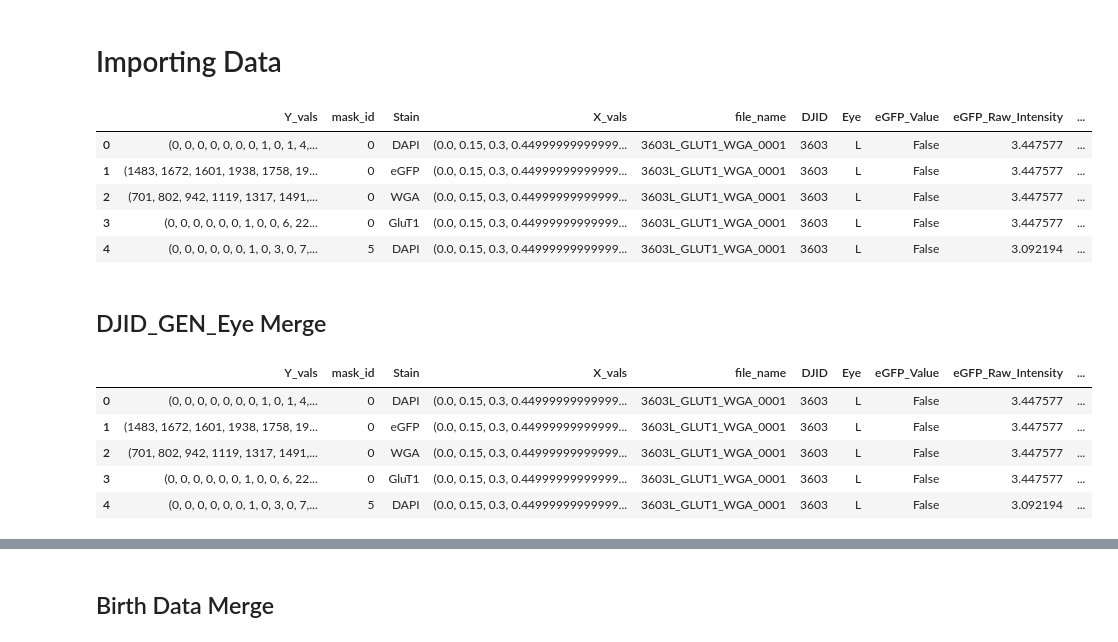
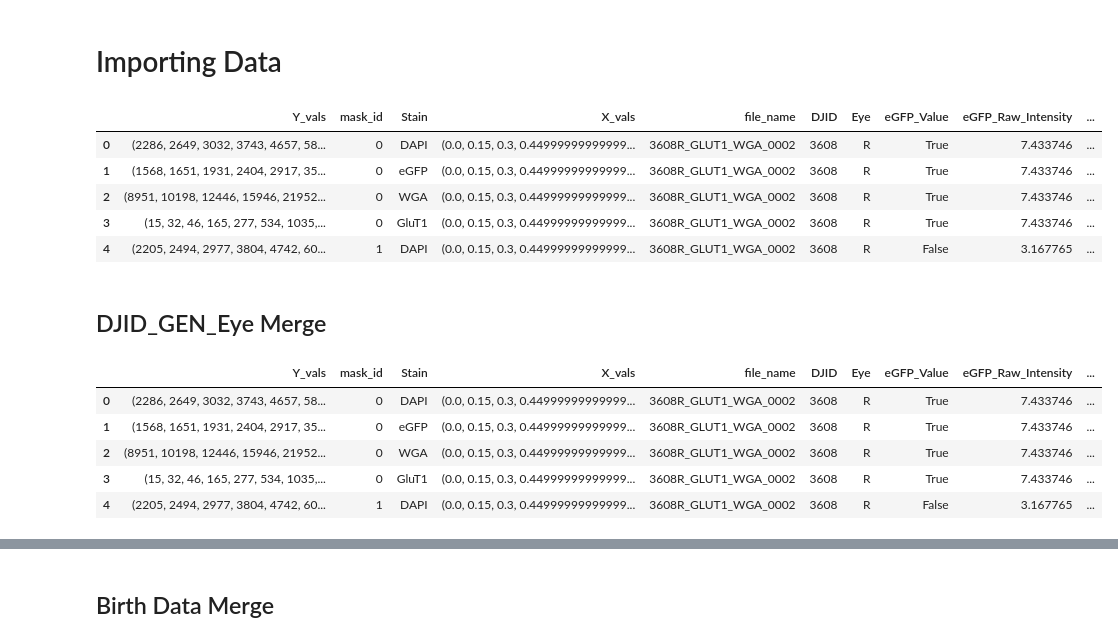
Before and after one commit to rltinio/ImageAnalysis, a Jupyter notebook: Integral_Calculator_V3.ipynb, the cells around one changed output, grey strips where cells are left out. Saved outputs shown, nothing was run; the diff lists cells and outputs as text; code cells hidden in the pictures.

```diff
--- a/Integral_Calculator_V3.ipynb
+++ b/Integral_Calculator_V3.ipynb
@@ -17,21 +14,20 @@ from Tusc5ImageUtils import *
 # %%
 '''
 Accepts data from the new image analysis
 '''
 
-raw_data_csv_name = # INPUT
-
+raw_data_csv_name = 'het_time_reimaged_090324'
 Cell_Results = pd.read_csv('raw_data_folder/' + raw_data_csv_name + '.csv')
 Cell_Results['X_vals'] = Cell_Results['X_vals'].apply(ast.literal_eval) # Makes it so cells containing lists are identifiable as lists by pandas
 Cell_Results['Y_vals'] = Cell_Results['Y_vals'].apply(ast.literal_eval)
 Cell_Results.head()
 # %% [output]
 |  | Y_vals | mask_id | Stain | X_vals | file_name | DJID | Eye | eGFP_Value | eGFP_Raw_Intensity | ... |
-| 0 | (0, 0, 0, 0, 0, 0, 0, 1, 0, 1, 4,... | 0 | DAPI | (0.0, 0.15, 0.3, 0.44999999999999... | 3603L_GLUT1_WGA_0001 | 3603 | L | False | 3.447577 | ... |
-| 1 | (1483, 1672, 1601, 1938, 1758, 19... | 0 | eGFP | (0.0, 0.15, 0.3, 0.44999999999999... | 3603L_GLUT1_WGA_0001 | 3603 | L | False | 3.447577 | ... |
-| 2 | (701, 802, 942, 1119, 1317, 1491,... | 0 | WGA | (0.0, 0.15, 0.3, 0.44999999999999... | 3603L_GLUT1_WGA_0001 | 3603 | L | False | 3.447577 | ... |
-| 3 | (0, 0, 0, 0, 0, 0, 1, 0, 0, 6, 22... | 0 | GluT1 | (0.0, 0.15, 0.3, 0.44999999999999... | 3603L_GLUT1_WGA_0001 | 3603 | L | False | 3.447577 | ... |
-| 4 | (0, 0, 0, 0, 0, 0, 1, 0, 3, 0, 7,... | 5 | DAPI | (0.0, 0.15, 0.3, 0.44999999999999... | 3603L_GLUT1_WGA_0001 | 3603 | L | False | 3.092194 | ... |
+| 0 | (2286, 2649, 3032, 3743, 4657, 58... | 0 | DAPI | (0.0, 0.15, 0.3, 0.44999999999999... | 3608R_GLUT1_WGA_0002 | 3608 | R | True | 7.433746 | ... |
+| 1 | (1568, 1651, 1931, 2404, 2917, 35... | 0 | eGFP | (0.0, 0.15, 0.3, 0.44999999999999... | 3608R_GLUT1_WGA_0002 | 3608 | R | True | 7.433746 | ... |
+| 2 | (8951, 10198, 12446, 15946, 21952... | 0 | WGA | (0.0, 0.15, 0.3, 0.44999999999999... | 3608R_GLUT1_WGA_0002 | 3608 | R | True | 7.433746 | ... |
+| 3 | (15, 32, 46, 165, 277, 534, 1035,... | 0 | GluT1 | (0.0, 0.15, 0.3, 0.44999999999999... | 3608R_GLUT1_WGA_0002 | 3608 | R | True | 7.433746 | ... |
+| 4 | (2205, 2494, 2977, 3804, 4742, 60... | 1 | DAPI | (0.0, 0.15, 0.3, 0.44999999999999... | 3608R_GLUT1_WGA_0002 | 3608 | R | False | 3.167765 | ... |
 # %% [markdown]
 ## DJID_GEN_Eye Merge
 # %%
@@ -46,20 +42,23 @@ Takes into consideration if file_name has variations on eye types (e.g. RA, LD)
 
 Recorded_Info = pd.read_csv('DJID_GEN_EYES_DURATION.csv')
 merged_df = pd.merge(Cell_Results, Recorded_Info[['DJID', 'Genotype', 'Experimental Eye', 'Control Eye', 'Time_Condition']], on='DJID', how='left')
-merged_df.loc[merged_df['Eye'].str[0] == merged_df['Experimental Eye'].str[0], 'Group_Type'] = 'Experimental'
-merged_df.loc[merged_df['Eye'].str[0] == merged_df['Control Eye'].str[0], 'Group_Type'] = 'Control'
+merged_df.loc[merged_df['Eye'] == merged_df['Experimental Eye'], 'Group_Type'] = 'Experimental'
+merged_df.loc[merged_df['Eye'] == merged_df['Control Eye'], 'Group_Type'] = 'Control'
 Cell_Results = merged_df.drop(columns=['Experimental Eye', 'Control Eye'])
+
+if sum(merged_df['Group_Type'].isna()) > 0:
+    print('WARNING: There is an NaN value in the Group_Type column. Check the file_name and DJID_GEN_DURATION.csv for errors')
 
 Cell_Results.loc[Cell_Results['Genotype'] == 'wildtype', 'eGFP_Value'] = False # Making sure wildtype retinas do not have false positive eGFP cells
 
 Cell_Results.head()
 # %% [output]
 |  | Y_vals | mask_id | Stain | X_vals | file_name | DJID | Eye | eGFP_Value | eGFP_Raw_Intensity | ... |
-| 0 | (0, 0, 0, 0, 0, 0, 0, 1, 0, 1, 4,... | 0 | DAPI | (0.0, 0.15, 0.3, 0.44999999999999... | 3603L_GLUT1_WGA_0001 | 3603 | L | False | 3.447577 | ... |
-| 1 | (1483, 1672, 1601, 1938, 1758, 19... | 0 | eGFP | (0.0, 0.15, 0.3, 0.44999999999999... | 3603L_GLUT1_WGA_0001 | 3603 | L | False | 3.447577 | ... |
-| 2 | (701, 802, 942, 1119, 1317, 1491,... | 0 | WGA | (0.0, 0.15, 0.3, 0.44999999999999... | 3603L_GLUT1_WGA_0001 | 3603 | L | False | 3.447577 | ... |
-| 3 | (0, 0, 0, 0, 0, 0, 1, 0, 0, 6, 22... | 0 | GluT1 | (0.0, 0.15, 0.3, 0.44999999999999... | 3603L_GLUT1_WGA_0001 | 3603 | L | False | 3.447577 | ... |
-| 4 | (0, 0, 0, 0, 0, 0, 1, 0, 3, 0, 7,... | 5 | DAPI | (0.0, 0.15, 0.3, 0.44999999999999... | 3603L_GLUT1_WGA_0001 | 3603 | L | False | 3.092194 | ... |
+| 0 | (2286, 2649, 3032, 3743, 4657, 58... | 0 | DAPI | (0.0, 0.15, 0.3, 0.44999999999999... | 3608R_GLUT1_WGA_0002 | 3608 | R | True | 7.433746 | ... |
+| 1 | (1568, 1651, 1931, 2404, 2917, 35... | 0 | eGFP | (0.0, 0.15, 0.3, 0.44999999999999... | 3608R_GLUT1_WGA_0002 | 3608 | R | True | 7.433746 | ... |
+| 2 | (8951, 10198, 12446, 15946, 21952... | 0 | WGA | (0.0, 0.15, 0.3, 0.44999999999999... | 3608R_GLUT1_WGA_0002 | 3608 | R | True | 7.433746 | ... |
+| 3 | (15, 32, 46, 165, 277, 534, 1035,... | 0 | GluT1 | (0.0, 0.15, 0.3, 0.44999999999999... | 3608R_GLUT1_WGA_0002 | 3608 | R | True | 7.433746 | ... |
+| 4 | (2205, 2494, 2977, 3804, 4742, 60... | 1 | DAPI | (0.0, 0.15, 0.3, 0.44999999999999... | 3608R_GLUT1_WGA_0002 | 3608 | R | False | 3.167765 | ... |
 # %%
 print('STATS BEFORE FILTER')
 
```
Also changed, not shown: parts of 24 cells of this notebook, 13 other files.
